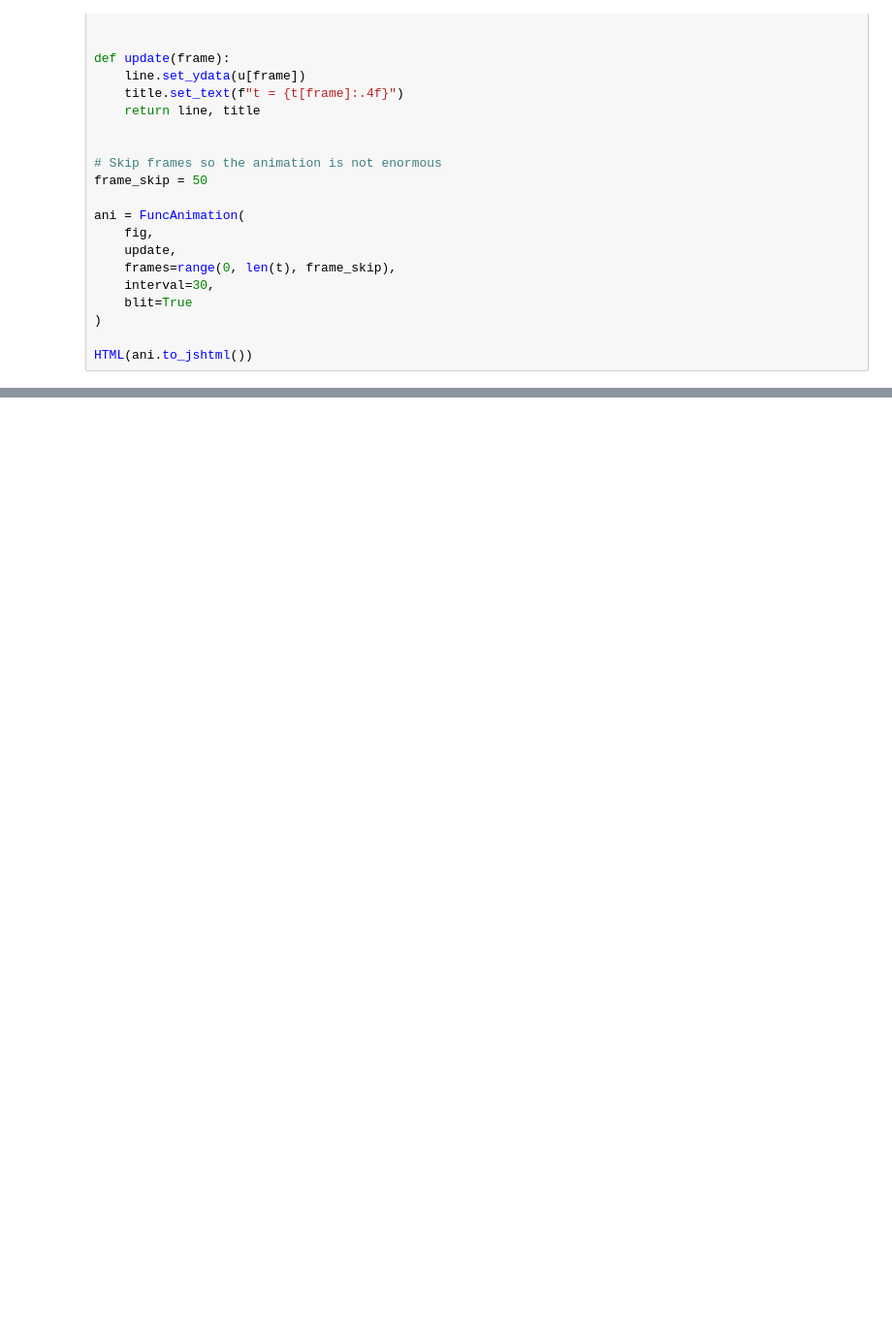
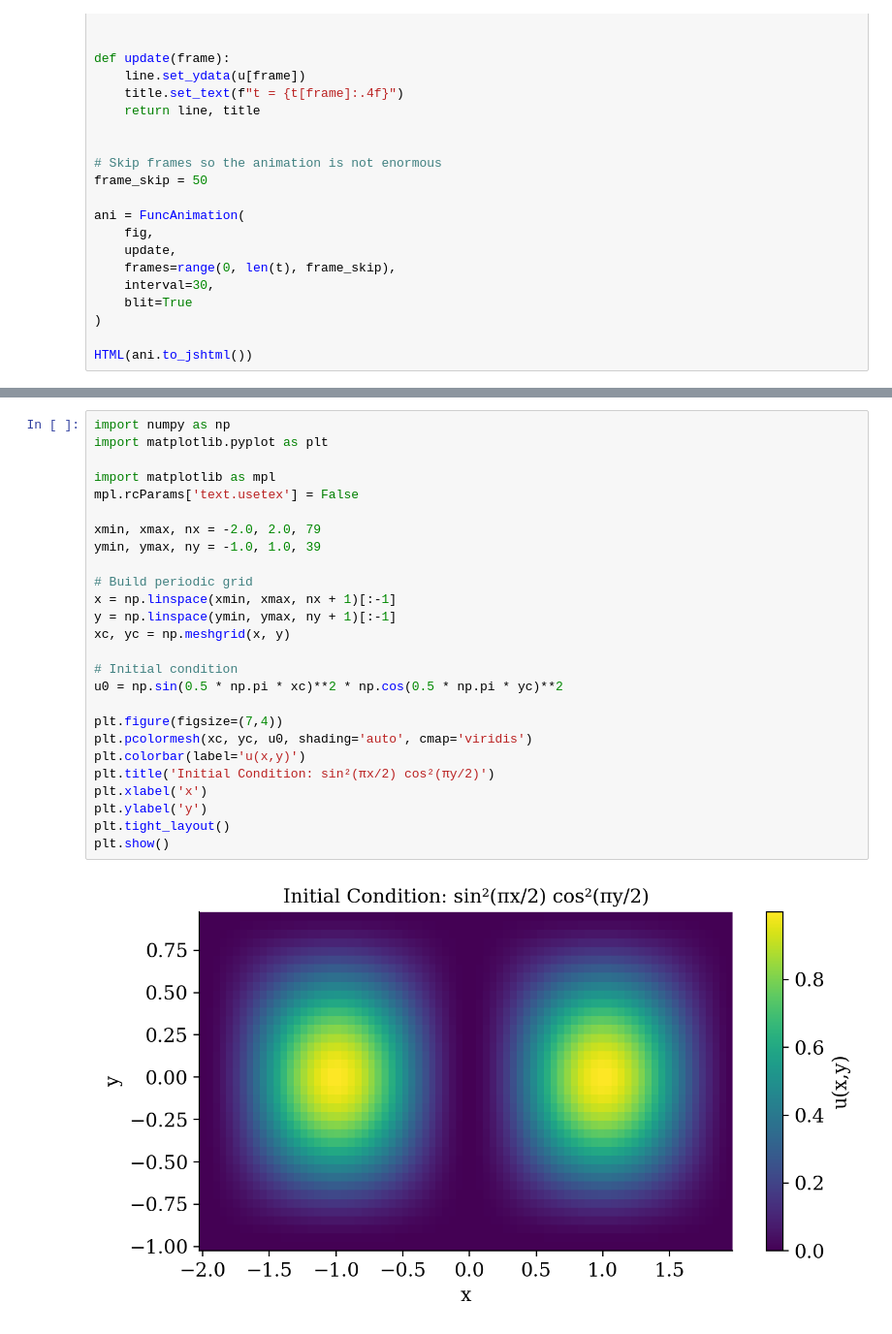
Before and after one commit to ChaPop870/63-530-Numerical-Modelling-and-Simulation-Scripts, a Jupyter notebook: src/2D-Array-Practice.ipynb, the cells around one changed output, grey strips where cells are left out. Shown at 97% size. Cells and saved outputs as stored; diff of their text form; blank space fills up the shorter version.

```diff
--- a/src/2D-Array-Practice.ipynb
+++ b/src/2D-Array-Practice.ipynb
@@ -1392,0 +1571,28 @@ HTML(ani.to_jshtml())
+# %%
+import numpy as np
+import matplotlib.pyplot as plt
+
+import matplotlib as mpl
+mpl.rcParams['text.usetex'] = False
+
+xmin, xmax, nx = -2.0, 2.0, 79
+ymin, ymax, ny = -1.0, 1.0, 39
+
+# Build periodic grid
+x = np.linspace(xmin, xmax, nx + 1)[:-1]
+y = np.linspace(ymin, ymax, ny + 1)[:-1]
+xc, yc = np.meshgrid(x, y)
+
+# Initial condition
+u0 = np.sin(0.5 * np.pi * xc)**2 * np.cos(0.5 * np.pi * yc)**2
+
+plt.figure(figsize=(7,4))
+plt.pcolormesh(xc, yc, u0, shading='auto', cmap='viridis')
+plt.colorbar(label='u(x,y)')
+plt.title('Initial Condition: sin²(πx/2) cos²(πy/2)')
+plt.xlabel('x')
+plt.ylabel('y')
+plt.tight_layout()
+plt.show()
+# %% [output]
+[figure, added]
```
Also changed, not shown: parts of 4 cells of this notebook, 1 other file.
